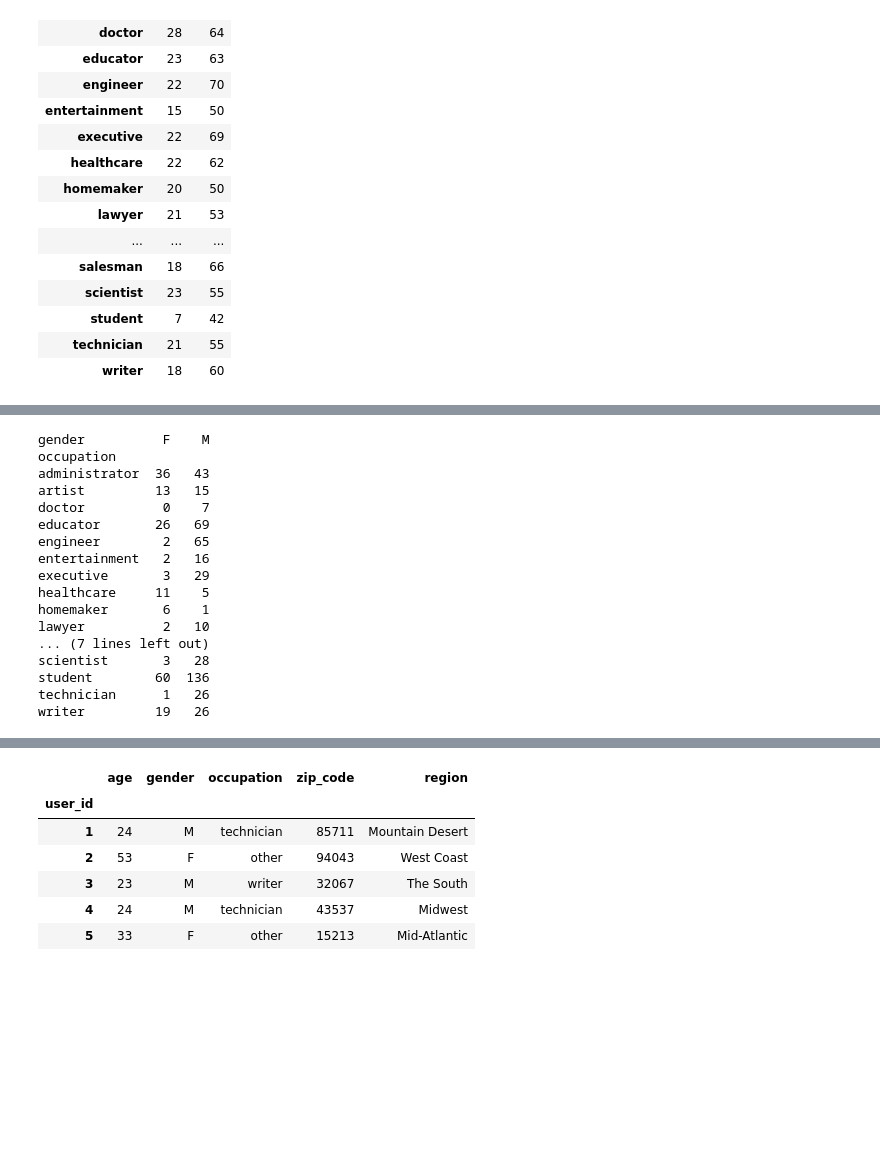
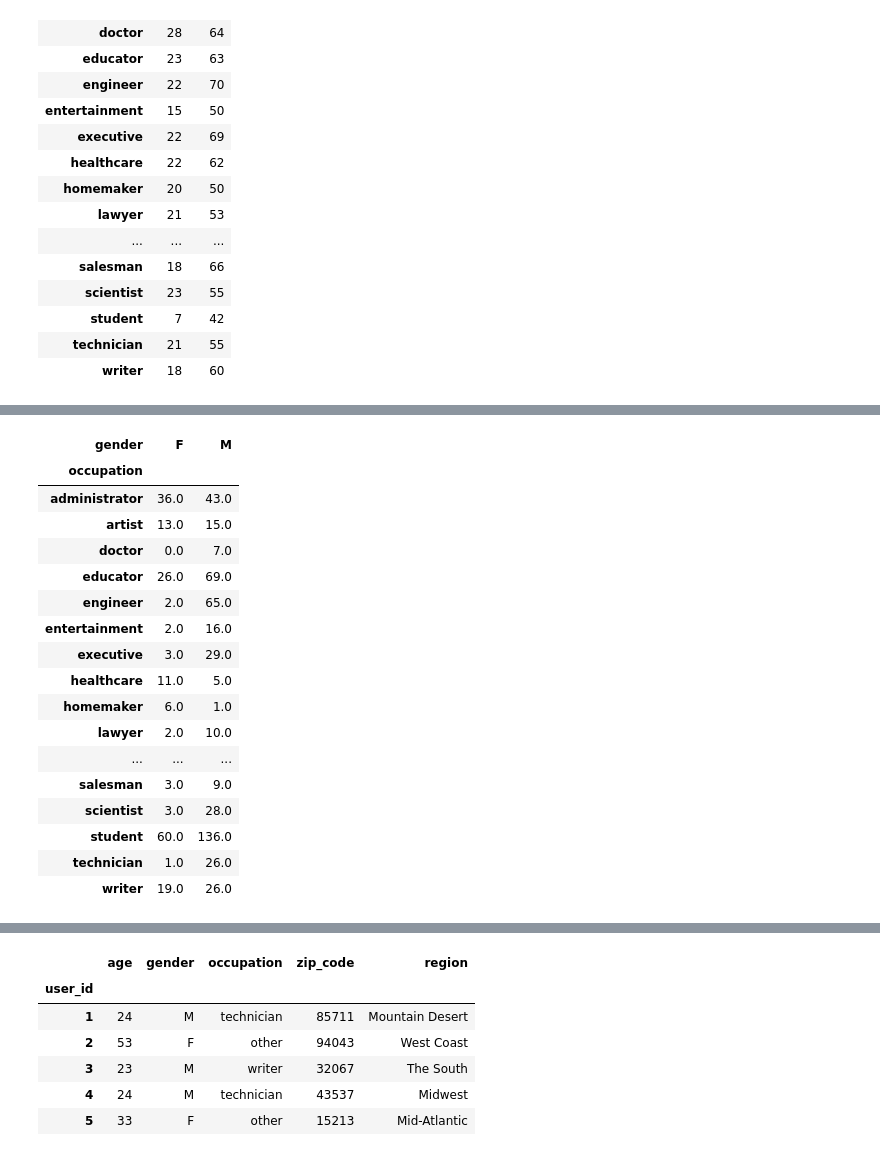
Before and after one commit to ryanliucla/my_repo, a Jupyter notebook: HW4_Pandas.ipynb, the cells around one changed output, grey strips where cells are left out. Cells and saved outputs as stored; diff of their text form; code cells hidden in the pictures; blank space fills up the shorter version.

```diff
--- a/HW4_Pandas.ipynb
+++ b/HW4_Pandas.ipynb
@@ -149,27 +147,26 @@ retired        70.000000  62.538462
 # %%
 # Problem 9. For each occupation find the count of women and men
 # Arrange the results in a table so each row is an occupation, similar to above
-count_by_occupation_gender = users.groupby(['occupation', 'gender']).size().reset_index(name='count')
-pivot_table = count_by_occupation_gender.pivot_table(index='occupation', columns='gender', values='count', fill_value=0)
-print(pivot_table)
+users.groupby(['occupation', 'gender']).size().unstack().fillna(0)
 # %% [output]
-gender          F    M
-occupation
-administrator  36   43
-artist         13   15
-doctor          0    7
-educator       26   69
-engineer        2   65
-entertainment   2   16
-executive       3   29
-healthcare     11    5
-homemaker       6    1
-lawyer          2   10
-... (7 lines left out)
-scientist       3   28
-student        60  136
-technician      1   26
-writer         19   26
+| gender | F | M |
+| occupation |  |  |
+| administrator | 36.0 | 43.0 |
+| artist | 13.0 | 15.0 |
+| doctor | 0.0 | 7.0 |
+| educator | 26.0 | 69.0 |
+| engineer | 2.0 | 65.0 |
+| entertainment | 2.0 | 16.0 |
+| executive | 3.0 | 29.0 |
+| healthcare | 11.0 | 5.0 |
+| homemaker | 6.0 | 1.0 |
+| lawyer | 2.0 | 10.0 |
+| ... | ... | ... |
+| salesman | 3.0 | 9.0 |
+| scientist | 3.0 | 28.0 |
+| student | 60.0 | 136.0 |
+| technician | 1.0 | 26.0 |
+| writer | 19.0 | 26.0 |
 # %%
 # Problem 10. Turn the counts above into proportions. e.g administrator 0.455696 0.544304
 # Arrange results in increasing order of proportion men
```
Also changed, not shown: parts of 4 cells of this notebook, 2 other files.
